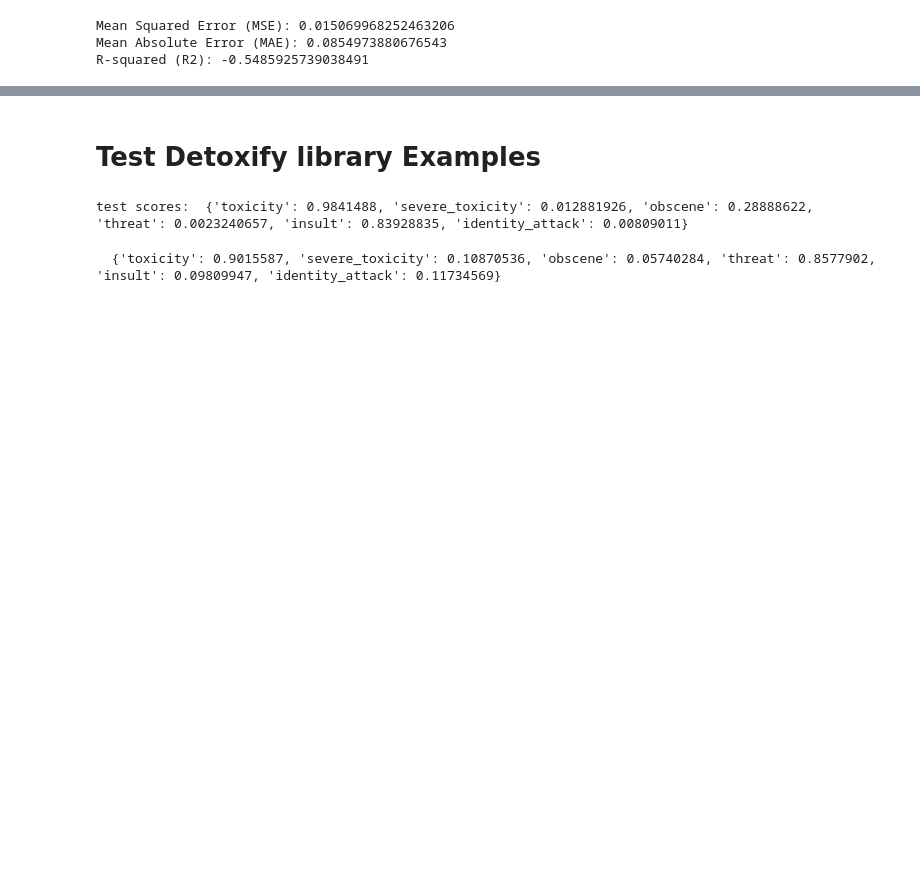
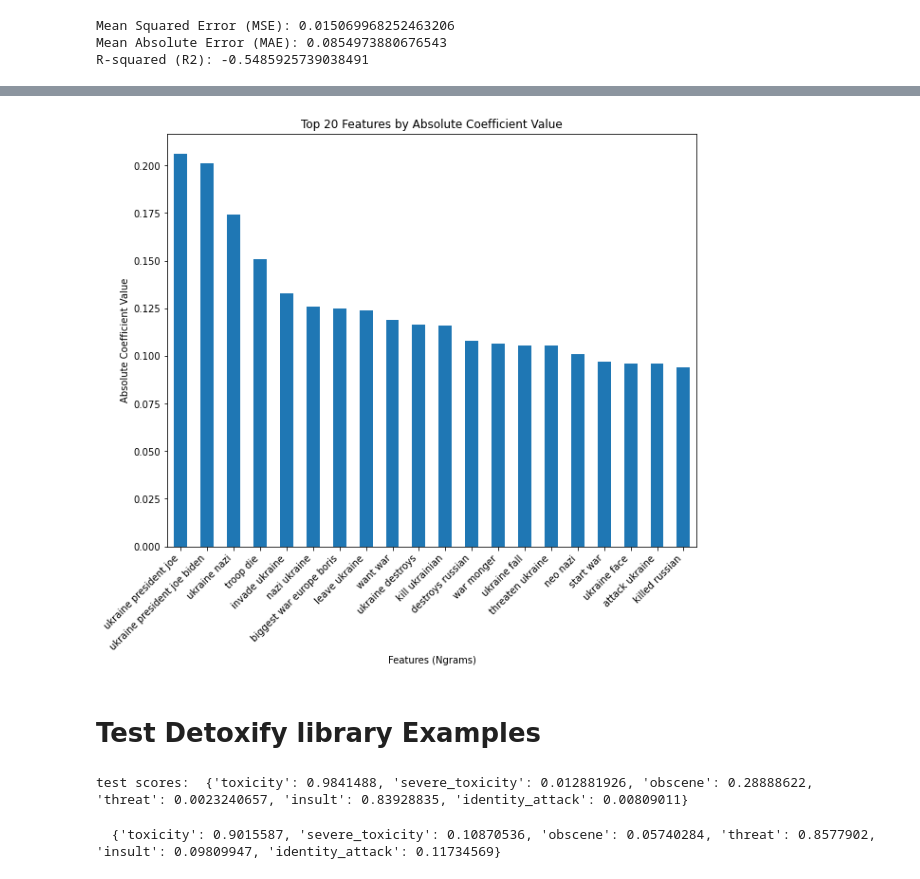
Before and after one commit to JordanMiner/Social_Media_and_Conflict, a Jupyter notebook: calculatingToxScorePerTopic.ipynb, the cells around one changed output, grey strips where cells are left out. Drawn from its saved outputs; the diff is of its cells as text; code cells hidden in the pictures; blank space fills up the shorter version.

```diff
--- a/calculatingToxScorePerTopic.ipynb
+++ b/calculatingToxScorePerTopic.ipynb
@@ -429,3 +447,23 @@ R-squared (R2): -0.5485925739038491
+# %%
+import matplotlib.pyplot as plt
+
+# Assuming 'model' is your trained LinearRegression model
+coefficients = model.coef_
+feature_importance = pd.Series(coefficients, index=before_war_feature_names)
+
+# Sort the features by absolute value of their coefficient
+sorted_features = feature_importance.abs().sort_values(ascending=False).head(20)
+
+# Plot
+plt.figure(figsize=(10, 8))
+sorted_features.plot(kind='bar')
+plt.title('Top 20 Features by Absolute Coefficient Value')
+plt.ylabel('Absolute Coefficient Value')
+plt.xlabel('Features (Ngrams)')
+plt.xticks(rotation=45, ha='right')
+plt.show()
+# %% [output]
+[figure, added]
 # %% [markdown]
 # Test Detoxify library Examples
 # %%
```
Also changed, not shown: parts of 3 cells of this notebook.
